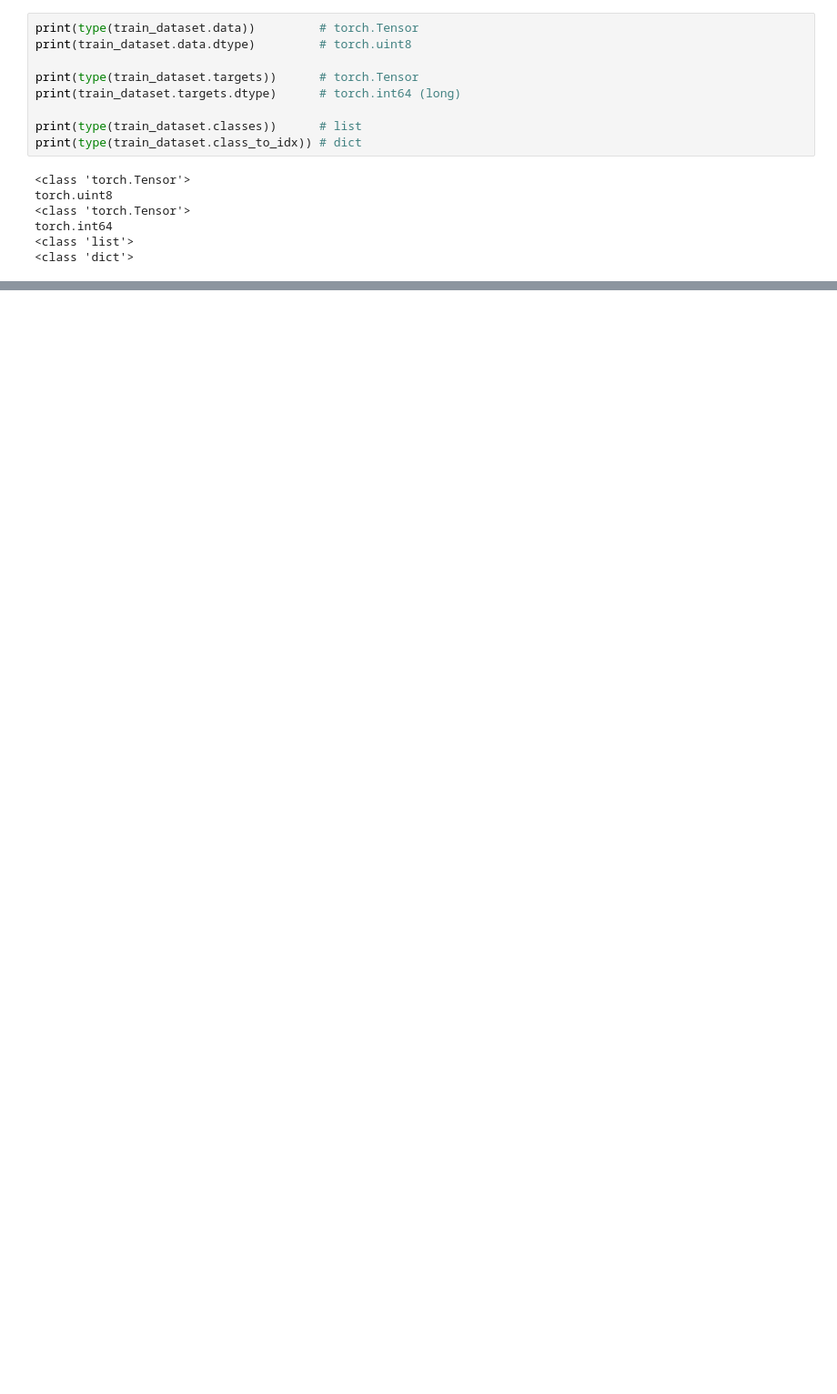
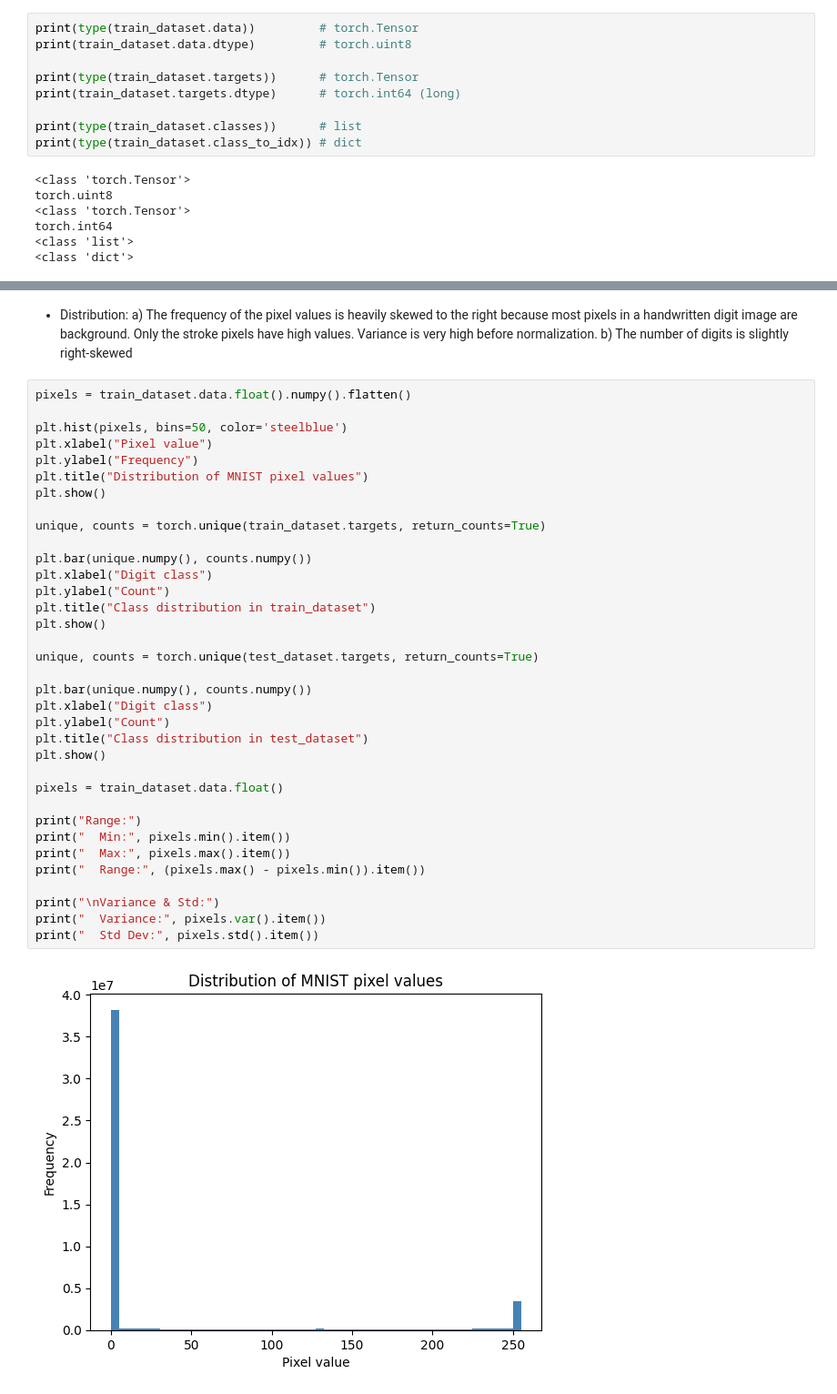
Before and after one commit to herbstsonne/thn-aia-classroom-create-lenet1-cnn-in-pytorch-aia-lenet-template, a Jupyter notebook: pytorch_playground.ipynb, the cells around one changed output, grey strips where cells are left out. Shown at 91% size. Saved outputs shown, nothing was run; the diff lists cells and outputs as text; blank space fills up the shorter version.

```diff
--- a/pytorch_playground.ipynb
+++ b/pytorch_playground.ipynb
@@ -224,0 +225,43 @@ torch.int64
+# %% [markdown]
+
+- Distribution:
+a) The frequency of the pixel values is heavily skewed to the right because most pixels in a handwritten digit image are background. Only the stroke pixels have high values.
+Variance is very high before normalization.
+b) The number of digits is slightly right-skewed
+# %%
+pixels = train_dataset.data.float().numpy().flatten()
+
+plt.hist(pixels, bins=50, color='steelblue')
+plt.xlabel("Pixel value")
+plt.ylabel("Frequency")
+plt.title("Distribution of MNIST pixel values")
+plt.show()
+
+unique, counts = torch.unique(train_dataset.targets, return_counts=True)
+
+plt.bar(unique.numpy(), counts.numpy())
+plt.xlabel("Digit class")
+plt.ylabel("Count")
+plt.title("Class distribution in train_dataset")
+plt.show()
+
+unique, counts = torch.unique(test_dataset.targets, return_counts=True)
+
+plt.bar(unique.numpy(), counts.numpy())
+plt.xlabel("Digit class")
+plt.ylabel("Count")
+plt.title("Class distribution in test_dataset")
+plt.show()
+
+pixels = train_dataset.data.float()
+
+print("Range:")
+print("  Min:", pixels.min().item())
+print("  Max:", pixels.max().item())
+print("  Range:", (pixels.max() - pixels.min()).item())
+
+print("\nVariance & Std:")
+print("  Variance:", pixels.var().item())
+print("  Std Dev:", pixels.std().item())
+# %% [output]
+[figure, added]
```
Also changed, not shown: parts of 8 cells of this notebook.
